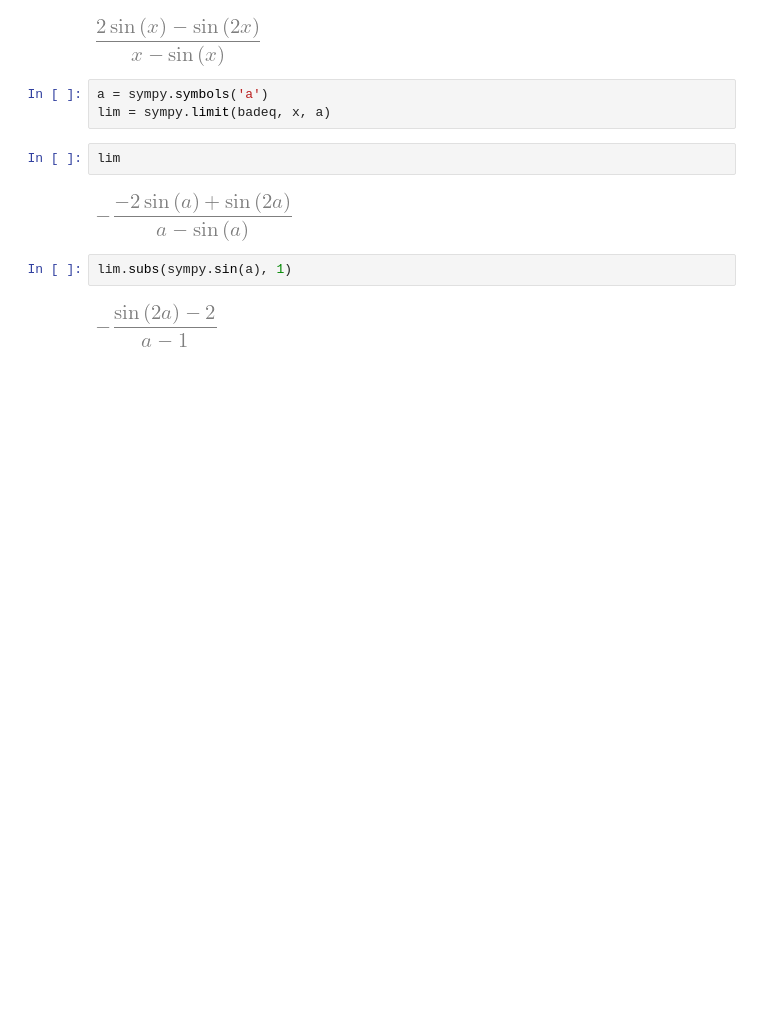
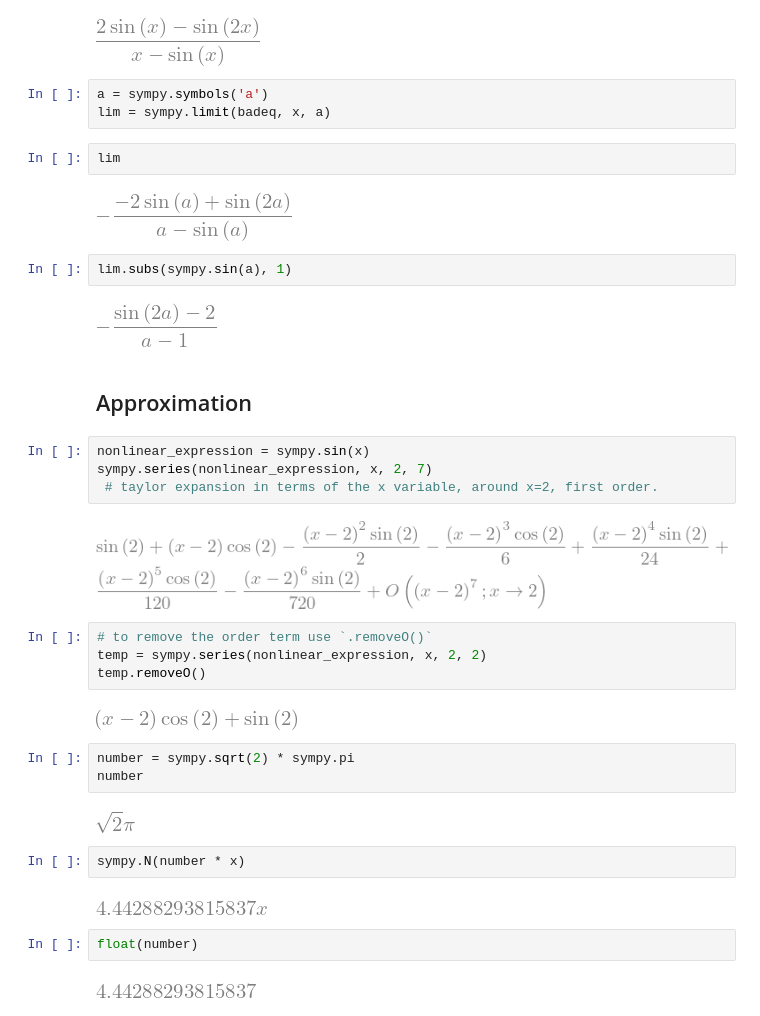
Before and after one commit to williebonavente/CodeTest, a Jupyter notebook: sympy/algebra/notebook.ipynb, the cells around one changed output. Drawn from its saved outputs; the diff is of its cells as text; blank space fills up the shorter version.

Commit message:
Add Approximation manip

```diff
--- a/sympy/algebra/notebook.ipynb
+++ b/sympy/algebra/notebook.ipynb
@@ -88,3 +88,30 @@ lim
 lim.subs(sympy.sin(a), 1)
 # %% [output]
 [figure]
+# %% [markdown]
+## Approximation
+# %%
+nonlinear_expression = sympy.sin(x)
+sympy.series(nonlinear_expression, x, 2, 7)
+ # taylor expansion in terms of the x variable, around x=2, first order.
+# %% [output]
+[figure, added]
+# %%
+# to remove the order term use `.removeO()`
+temp = sympy.series(nonlinear_expression, x, 2, 2)
+temp.removeO()
+# %% [output]
+[figure, added]
+# %%
+number = sympy.sqrt(2) * sympy.pi
+number
+# %% [output]
+[figure, added]
+# %%
+sympy.N(number * x)
+# %% [output]
+[figure, added]
+# %%
+float(number)
+# %% [output]
+[figure, added]
```
